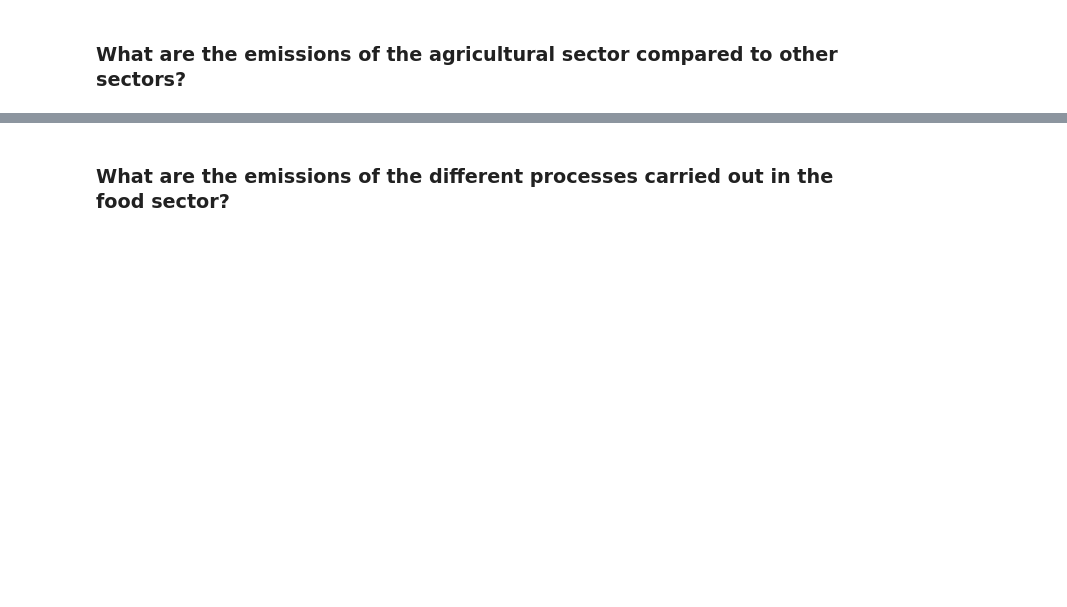
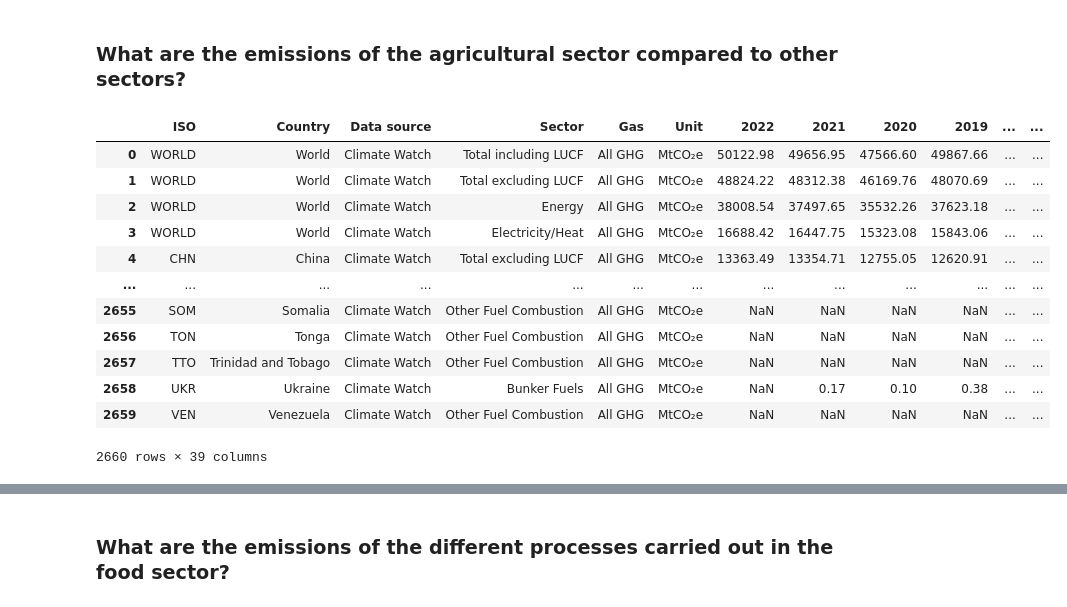
Before and after one commit to TCoaM/TrueCostOfAMeal, a Jupyter notebook: simo_notebook.ipynb, the cells around one changed output, grey strips where cells are left out. Saved outputs shown, nothing was run; the diff lists cells and outputs as text; code cells hidden in the pictures; blank space fills up the shorter version.

```diff
--- a/simo_notebook.ipynb
+++ b/simo_notebook.ipynb
@@ -200,5 +283,21 @@ ax.pie(sizes, labels=labels)
 # %% [markdown]
 ### What are the emissions of the agricultural sector compared to other sectors?
+# %%
+ghg_emissions_data
+# %% [output]
+|  | ISO | Country | Data source | Sector | Gas | Unit | 2022 | 2021 | 2020 | 2019 | ... | ... |
+| 0 | WORLD | World | Climate Watch | Total including LUCF | All GHG | MtCO₂e | 50122.98 | 49656.95 | 47566.60 | 49867.66 | ... | ... |
+| 1 | WORLD | World | Climate Watch | Total excluding LUCF | All GHG | MtCO₂e | 48824.22 | 48312.38 | 46169.76 | 48070.69 | ... | ... |
+| 2 | WORLD | World | Climate Watch | Energy | All GHG | MtCO₂e | 38008.54 | 37497.65 | 35532.26 | 37623.18 | ... | ... |
+| 3 | WORLD | World | Climate Watch | Electricity/Heat | All GHG | MtCO₂e | 16688.42 | 16447.75 | 15323.08 | 15843.06 | ... | ... |
+| 4 | CHN | China | Climate Watch | Total excluding LUCF | All GHG | MtCO₂e | 13363.49 | 13354.71 | 12755.05 | 12620.91 | ... | ... |
+| ... | ... | ... | ... | ... | ... | ... | ... | ... | ... | ... | ... | ... |
+| 2655 | SOM | Somalia | Climate Watch | Other Fuel Combustion | All GHG | MtCO₂e | NaN | NaN | NaN | NaN | ... | ... |
+| 2656 | TON | Tonga | Climate Watch | Other Fuel Combustion | All GHG | MtCO₂e | NaN | NaN | NaN | NaN | ... | ... |
+| 2657 | TTO | Trinidad and Tobago | Climate Watch | Other Fuel Combustion | All GHG | MtCO₂e | NaN | NaN | NaN | NaN | ... | ... |
+| 2658 | UKR | Ukraine | Climate Watch | Bunker Fuels | All GHG | MtCO₂e | NaN | 0.17 | 0.10 | 0.38 | ... | ... |
+| 2659 | VEN | Venezuela | Climate Watch | Other Fuel Combustion | All GHG | MtCO₂e | NaN | NaN | NaN | NaN | ... | ... |
+2660 rows × 39 columns
 # %%
 unique_sectors = ghg_emissions_data['Sector'].unique().tolist()
 print("Unique sectors in GHG emissions data:" + str(unique_sectors))
```
Also changed, not shown: parts of 19 cells of this notebook.
